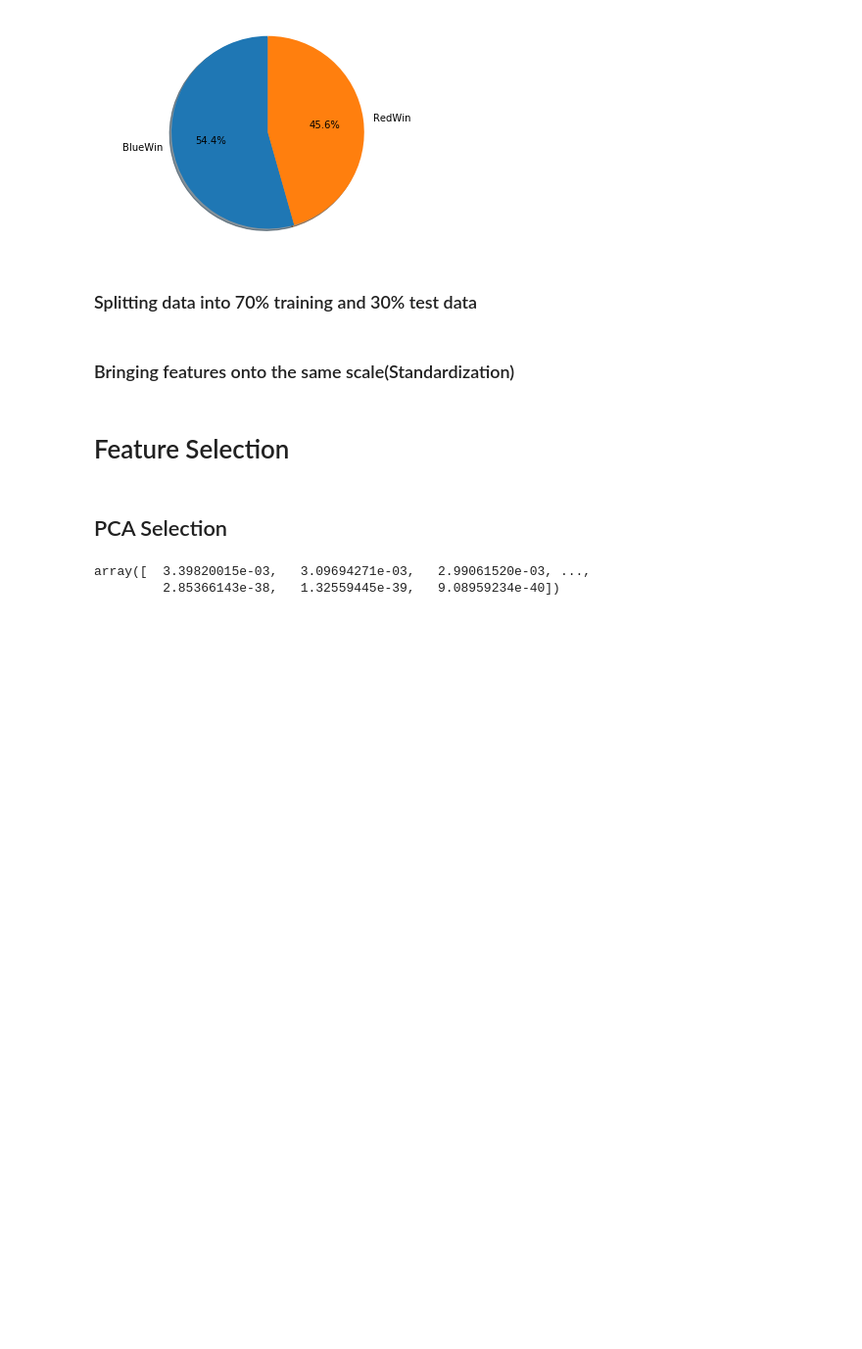
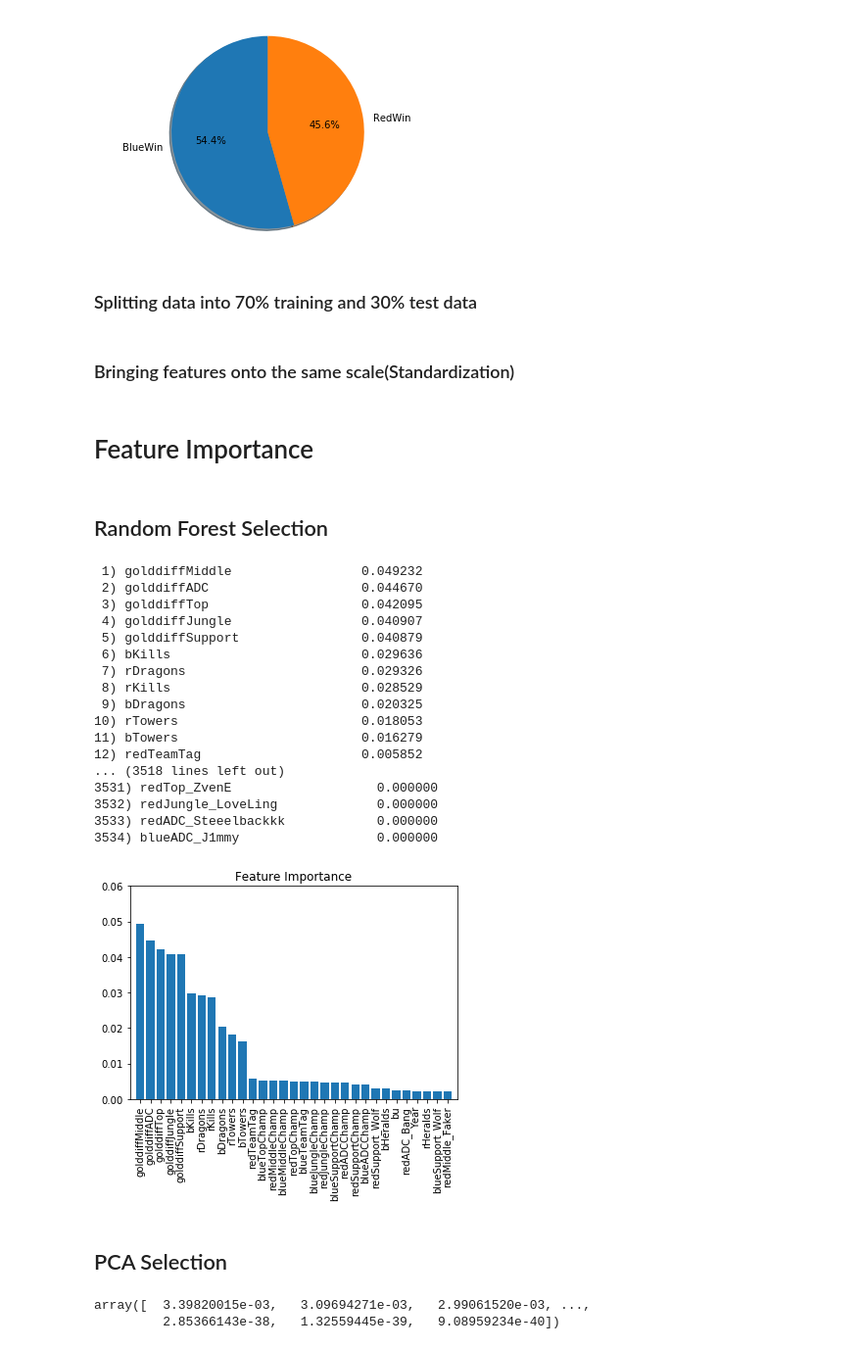
Before and after one commit to xiechenpku/PHBS_TQFML, a Jupyter notebook: Project/LOL.ipynb, the cells around one changed output. Shown at 98% size. Saved outputs shown, nothing was run; the diff lists cells and outputs as text; code cells hidden in the pictures; blank space fills up the shorter version.

```diff
--- a/Project/LOL.ipynb
+++ b/Project/LOL.ipynb
@@ -158,7 +158,62 @@ stdsc = StandardScaler()
 X_train = stdsc.fit_transform(X_train)
 X_test = stdsc.transform(X_test)
 # %% [markdown]
-# Feature Selection
+# Feature Importance
+# %% [markdown]
+## Random Forest Selection
+# %%
+from sklearn.ensemble import RandomForestClassifier
+
+feat_labels = X.columns
+
+forest = RandomForestClassifier(n_estimators=500, min_samples_split=5,min_samples_leaf =2,
+                                max_features = 'log2',n_jobs=8,criterion='gini',random_state = 1)
+
+forest.fit(X_train, y_train)
+
+print('accuracy of trainning = ' ,forest.score(X_train,y_train))
+print('accuracy of testing = ' ,forest.score(X_test,y_test))
+
+importances = forest.feature_importances_
+
+indices = np.argsort(importances)[::-1]
+
+for f in range(X_train.shape[1]):
+    print("%2d) %-*s %f" % (f + 1, 30,
+                            feat_labels[indices[f]],
+                            importances[indices[f]]))
+
+plot_number = 31
+plt.title('Feature Importance')
+plt.bar(range(0,plot_number),
+        importances[indices[0:plot_number]],
+        align='center')
+
+plt.xticks(range(0,plot_number),
+           feat_labels[indices[0:plot_number]], rotation=90)
+plt.xlim([-1, plot_number])
+plt.ylim([0.00000,0.06])
+plt.savefig('/random_forest_selection.png', dpi=300)
+plt.show()
+# %% [output]
+ 1) golddiffMiddle                 0.049232
+ 2) golddiffADC                    0.044670
+ 3) golddiffTop                    0.042095
+ 4) golddiffJungle                 0.040907
+ 5) golddiffSupport                0.040879
+ 6) bKills                         0.029636
+ 7) rDragons                       0.029326
+ 8) rKills                         0.028529
+ 9) bDragons                       0.020325
+10) rTowers                        0.018053
+11) bTowers                        0.016279
+12) redTeamTag                     0.005852
+... (3518 lines left out)
+3531) redTop_ZvenE                   0.000000
+3532) redJungle_LoveLing             0.000000
+3533) redADC_Steeelbackkk            0.000000
+3534) blueADC_J1mmy                  0.000000
+[figure, added]
 # %% [markdown]
 ## PCA Selection
 # %%
```
Also changed, not shown: parts of 11 cells of this notebook, 2 other files.
